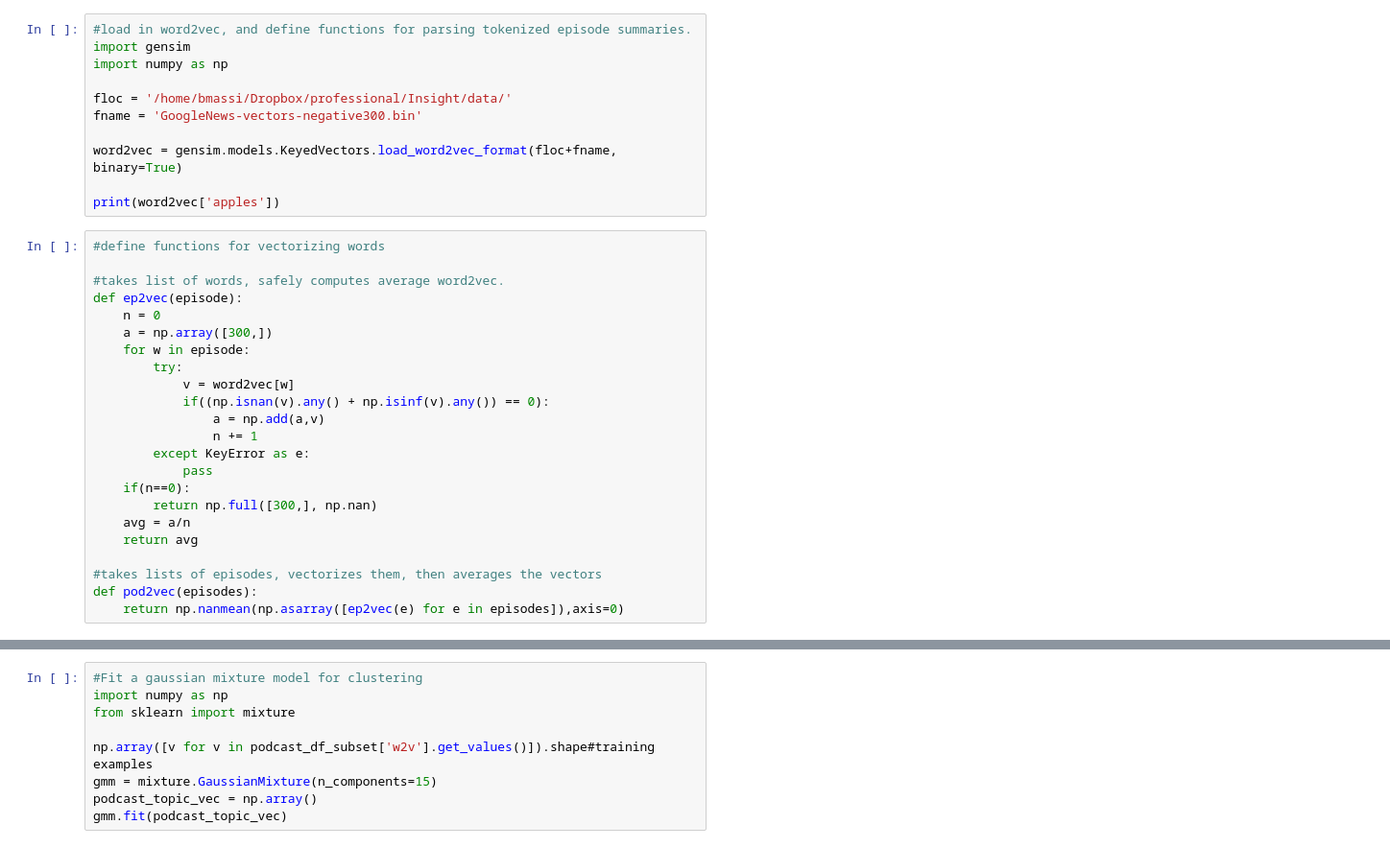
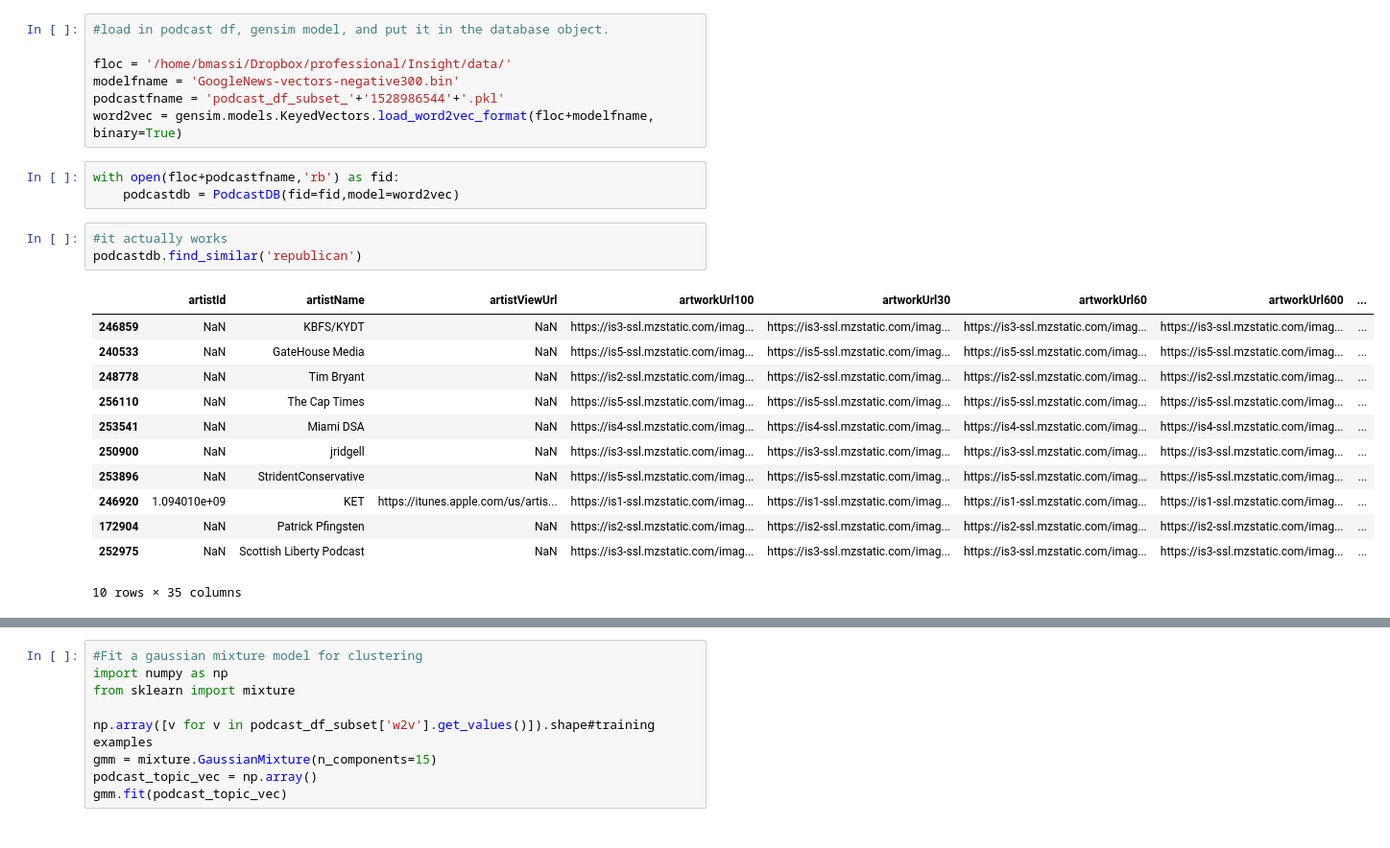
Before and after one commit to bartmassi/Caster, a Jupyter notebook: step4_analyze_and_model.ipynb, the cells around one changed output, grey strips where cells are left out. Shown at 96% size. Drawn from its saved outputs; the diff is of its cells as text.

```diff
--- a/step4_analyze_and_model.ipynb
+++ b/step4_analyze_and_model.ipynb
@@ -31,34 +79,26 @@ podcast_df_subset.drop_duplicates(['feedUrl'])
 # %%
-#load in word2vec, and define functions for parsing tokenized episode summaries.
-import gensim
-import numpy as np
+#load in podcast df, gensim model, and put it in the database object.
 
 floc = '/home/bmassi/Dropbox/professional/Insight/data/'
-fname = 'GoogleNews-vectors-negative300.bin'
-
-word2vec = gensim.models.KeyedVectors.load_word2vec_format(floc+fname, binary=True)
-
-print(word2vec['apples'])
+modelfname = 'GoogleNews-vectors-negative300.bin'
+podcastfname = 'podcast_df_subset_'+'1528986544'+'.pkl'
+word2vec = gensim.models.KeyedVectors.load_word2vec_format(floc+modelfname, binary=True)
-# %%
-#define functions for vectorizing words
-
-#takes list of words, safely computes average word2vec.
-def ep2vec(episode):
-    n = 0
-    a = np.array([300,])
-    for w in episode:
-        try:
-            v = word2vec[w]
-            if((np.isnan(v).any() + np.isinf(v).any()) == 0):
-                a = np.add(a,v)
-                n += 1
-        except KeyError as e:
-            pass
-    if(n==0):
-        return np.full([300,], np.nan)
-    avg = a/n
-    return avg
-
-#takes lists of episodes, vectorizes them, then averages the vectors
-def pod2vec(episodes):
-    return np.nanmean(np.asarray([ep2vec(e) for e in episodes]),axis=0)
+# %%
+with open(floc+podcastfname,'rb') as fid:
+    podcastdb = PodcastDB(fid=fid,model=word2vec)
+# %%
+#it actually works
+podcastdb.find_similar('republican')
+# %% [output]
+|  | artistId | artistName | artistViewUrl | artworkUrl100 | artworkUrl30 | artworkUrl60 | artworkUrl600 | ... |
+| 246859 | NaN | KBFS/KYDT | NaN | https://is3-ssl.mzstatic.com/imag... | https://is3-ssl.mzstatic.com/imag... | https://is3-ssl.mzstatic.com/imag... | https://is3-ssl.mzstatic.com/imag... | ... |
+| 240533 | NaN | GateHouse Media | NaN | https://is5-ssl.mzstatic.com/imag... | https://is5-ssl.mzstatic.com/imag... | https://is5-ssl.mzstatic.com/imag... | https://is5-ssl.mzstatic.com/imag... | ... |
+| 248778 | NaN | Tim Bryant | NaN | https://is2-ssl.mzstatic.com/imag... | https://is2-ssl.mzstatic.com/imag... | https://is2-ssl.mzstatic.com/imag... | https://is2-ssl.mzstatic.com/imag... | ... |
+| 256110 | NaN | The Cap Times | NaN | https://is5-ssl.mzstatic.com/imag... | https://is5-ssl.mzstatic.com/imag... | https://is5-ssl.mzstatic.com/imag... | https://is5-ssl.mzstatic.com/imag... | ... |
+| 253541 | NaN | Miami DSA | NaN | https://is4-ssl.mzstatic.com/imag... | https://is4-ssl.mzstatic.com/imag... | https://is4-ssl.mzstatic.com/imag... | https://is4-ssl.mzstatic.com/imag... | ... |
+| 250900 | NaN | jridgell | NaN | https://is3-ssl.mzstatic.com/imag... | https://is3-ssl.mzstatic.com/imag... | https://is3-ssl.mzstatic.com/imag... | https://is3-ssl.mzstatic.com/imag... | ... |
+| 253896 | NaN | StridentConservative | NaN | https://is5-ssl.mzstatic.com/imag... | https://is5-ssl.mzstatic.com/imag... | https://is5-ssl.mzstatic.com/imag... | https://is5-ssl.mzstatic.com/imag... | ... |
+| 246920 | 1.094010e+09 | KET | https://itunes.apple.com/us/artis... | https://is1-ssl.mzstatic.com/imag... | https://is1-ssl.mzstatic.com/imag... | https://is1-ssl.mzstatic.com/imag... | https://is1-ssl.mzstatic.com/imag... | ... |
+| 172904 | NaN | Patrick Pfingsten | NaN | https://is2-ssl.mzstatic.com/imag... | https://is2-ssl.mzstatic.com/imag... | https://is2-ssl.mzstatic.com/imag... | https://is2-ssl.mzstatic.com/imag... | ... |
+| 252975 | NaN | Scottish Liberty Podcast | NaN | https://is3-ssl.mzstatic.com/imag... | https://is3-ssl.mzstatic.com/imag... | https://is3-ssl.mzstatic.com/imag... | https://is3-ssl.mzstatic.com/imag... | ... |
+10 rows × 35 columns
```
Also changed, not shown: parts of 6 cells of this notebook, 1 other file.
